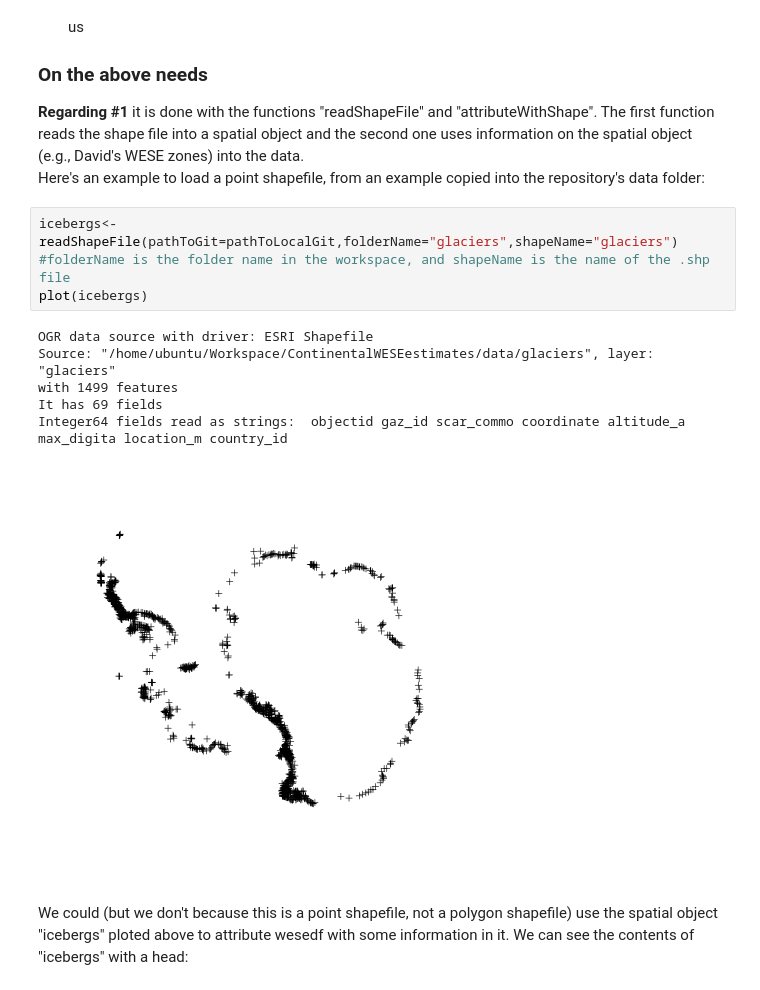
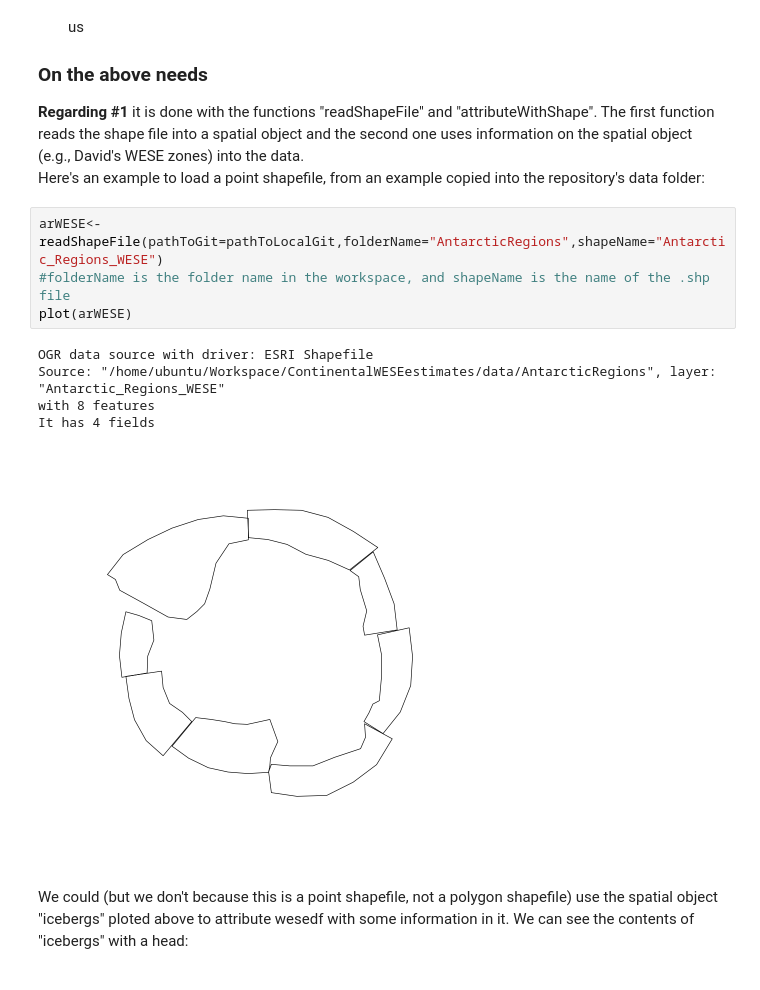
Before and after one commit to pointblue/ContinentalWESEestimates, a Jupyter notebook: notebooks/FitRegressionModels_ofSealAbundeancePresence.ipynb, the cells around one changed output. Saved outputs shown, nothing was run; the diff lists cells and outputs as text.

Commit message:
Adding covariate shapefiles, Weddell Sea-only data, and new notebook for Mia's SDM

```diff
--- a/notebooks/FitRegressionModels_ofSealAbundeancePresence.ipynb
+++ b/notebooks/FitRegressionModels_ofSealAbundeancePresence.ipynb
@@ -69,16 +75,15 @@ The above tble (wesedf) is ready for fitting regression models, but first we wil
 __Regarding #1__ it is done with the functions "readShapeFile" and "attributeWithShape". The first function reads the shape file into a spatial object and the second one uses information on the spatial object (e.g., David's WESE zones) into the data.
 Here's an example to load a point shapefile, from an example copied into the repository's data folder:
 # %%
-icebergs<-readShapeFile(pathToGit=pathToLocalGit,folderName="glaciers",shapeName="glaciers")
+arWESE<-readShapeFile(pathToGit=pathToLocalGit,folderName="AntarcticRegions",shapeName="Antarctic_Regions_WESE")
 #folderName is the folder name in the workspace, and shapeName is the name of the .shp file
-plot(icebergs)
+plot(arWESE)
 # %% [output]
 OGR data source with driver: ESRI Shapefile
-Source: "/home/ubuntu/Workspace/ContinentalWESEestimates/data/glaciers", layer: "glaciers"
-with 1499 features
-It has 69 fields
-Integer64 fields read as strings:  objectid gaz_id scar_commo coordinate altitude_a max_digita location_m country_id
+Source: "/home/ubuntu/Workspace/ContinentalWESEestimates/data/AntarcticRegions", layer: "Antarctic_Regions_WESE"
+with 8 features
+It has 4 fields
-[figure, old version]
+[figure, new version]
 # %% [markdown]
 We could (but we don't because this is a point shapefile, not a polygon shapefile) use the spatial object "icebergs" ploted above to attribute wesedf with some information in it. We can see the contents of "icebergs" with a head:
 # %%
```
Also changed, not shown: parts of 19 cells of this notebook, 16 other files.
